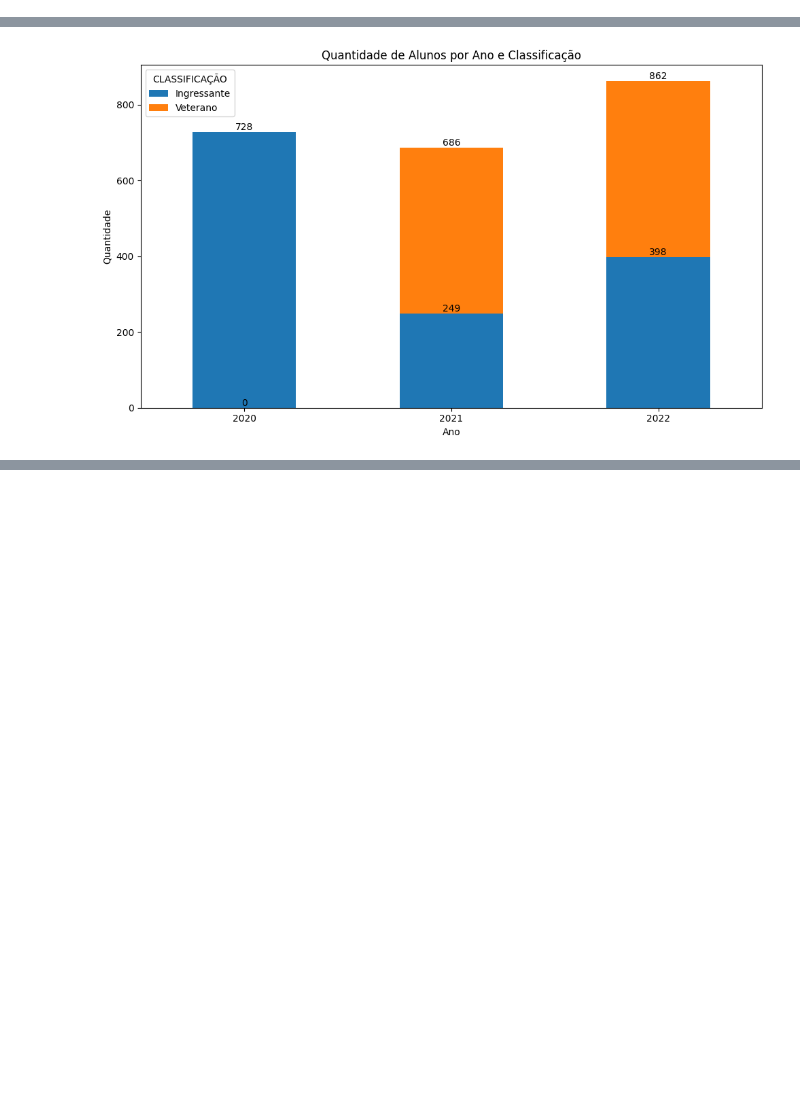
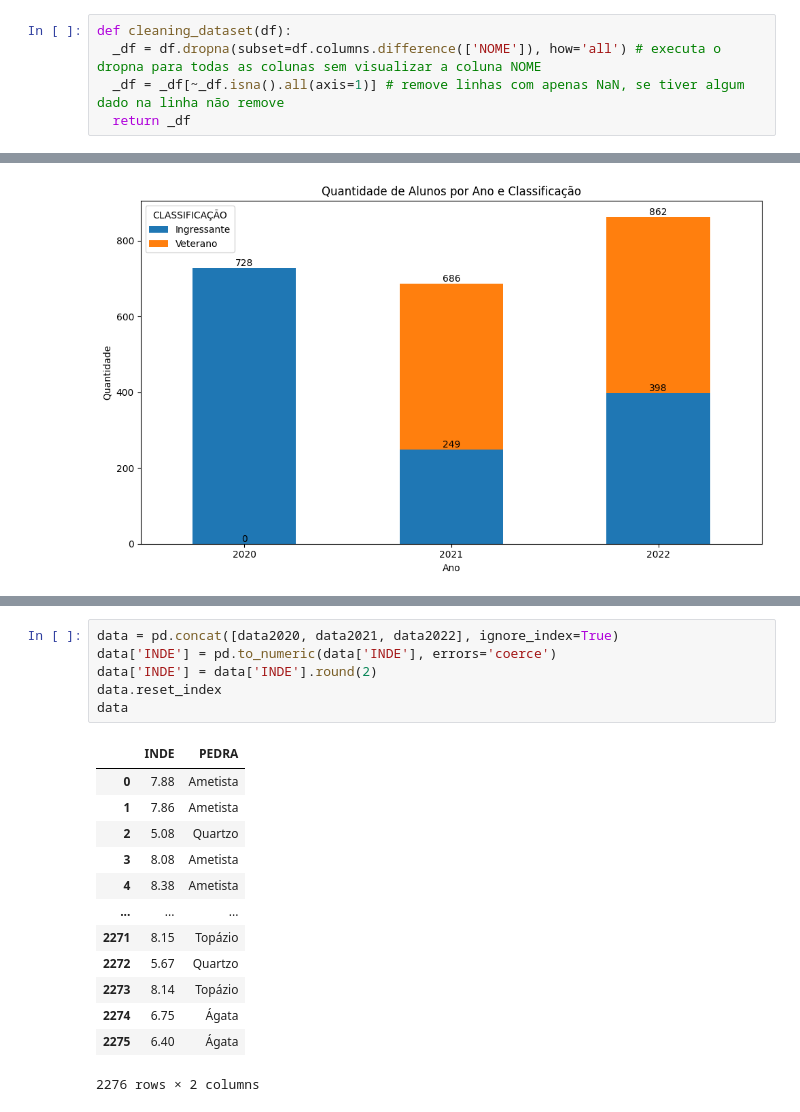
Before and after one commit to victorlamana/PosTech_DataAnalytics-Main, a Jupyter notebook: FASE5/DATATHON/data-explore/DATATHON_analysis.ipynb, the cells around one changed output, grey strips where cells are left out. Drawn from its saved outputs; the diff is of its cells as text; blank space fills up the shorter version.

```diff
--- a/FASE5/DATATHON/data-explore/DATATHON_analysis.ipynb
+++ b/FASE5/DATATHON/data-explore/DATATHON_analysis.ipynb
@@ -12,6 +17,11 @@ import seaborn as sns
 file_path = './PEDE_PASSOS_DATASET_FIAP.csv'
 pd.set_option('display.max_columns', None)
 df = pd.read_csv(file_path, delimiter=';')
+# %%
+def cleaning_dataset(df):
+  _df = df.dropna(subset=df.columns.difference(['NOME']), how='all') # executa o dropna para todas as colunas sem visualizar a coluna NOME
+  _df = _df[~_df.isna().all(axis=1)] # remove linhas com apenas NaN, se tiver algum dado na linha não remove
+  return _df
 # %% [markdown]
 ### DF ANALYSIS
 # %%
@@ -168,0 +241,20 @@ plt.show()
+# %%
+data = pd.concat([data2020, data2021, data2022], ignore_index=True)
+data['INDE'] = pd.to_numeric(data['INDE'], errors='coerce')
+data['INDE'] = data['INDE'].round(2)
+data.reset_index
+data
+# %% [output]
+|  | INDE | PEDRA |
+| 0 | 7.88 | Ametista |
+| 1 | 7.86 | Ametista |
+| 2 | 5.08 | Quartzo |
+| 3 | 8.08 | Ametista |
+| 4 | 8.38 | Ametista |
+| ... | ... | ... |
+| 2271 | 8.15 | Topázio |
+| 2272 | 5.67 | Quartzo |
+| 2273 | 8.14 | Topázio |
+| 2274 | 6.75 | Ágata |
+| 2275 | 6.40 | Ágata |
+2276 rows × 2 columns
```
Also changed, not shown: parts of 14 cells of this notebook.
